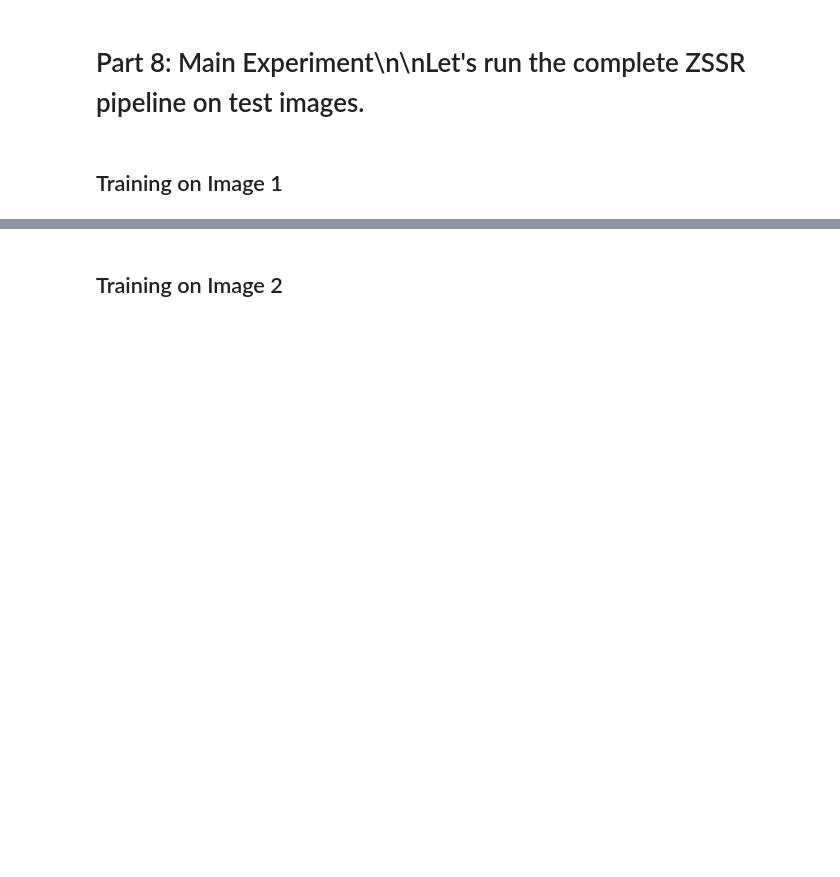
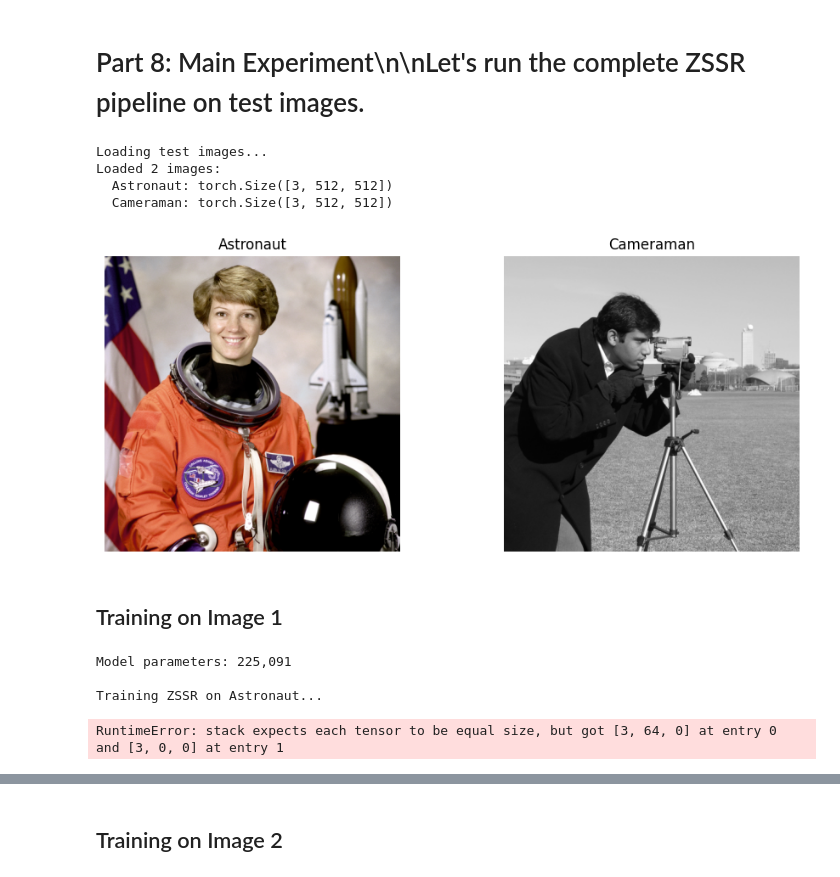
Before and after one commit to assafshocher/mcv, a Jupyter notebook: grading/hw3/mock_submissions_applied/student_bad_dataset.ipynb, the cells around one changed output, grey strips where cells are left out. Drawn from its saved outputs; the diff is of its cells as text; code cells hidden in the pictures; blank space fills up the shorter version.

```diff
--- a/grading/hw3/mock_submissions_applied/student_bad_dataset.ipynb
+++ b/grading/hw3/mock_submissions_applied/student_bad_dataset.ipynb
@@ -494,23 +530,29 @@ def analyze_results(results_list, image_names):
 # %%
 # Load test images
 print("Loading test images...")
 test_images = load_test_images()
 image_names = list(test_images.keys())
 
 print(f"Loaded {len(test_images)} images:")
 for name, img in test_images.items():
     print(f"  {name}: {img.shape}")
 
 # Visualize
 fig, axes = plt.subplots(1, len(test_images), figsize=(5 * len(test_images), 4))
 if len(test_images) == 1:
     axes = [axes]
 for ax, (name, img) in zip(axes, test_images.items()):
-    ax.imshow(img.numpy(), cmap='gray')
+    ax.imshow(_to_display(img))
     ax.set_title(name)
     ax.axis('off')
 plt.tight_layout()
 plt.show()
+# %% [output]
+Loading test images...
+Loaded 2 images:
+  Astronaut: torch.Size([3, 512, 512])
+  Cameraman: torch.Size([3, 512, 512])
+[figure, added]
 # %% [markdown]
 ## Training on Image 1
 # %%
@@ -529,8 +571,8 @@ dataset_1 = ZSSRDataset(
 
 dataloader_1 = DataLoader(dataset_1, batch_size=4, shuffle=True)
 
-# Initialize model
-model_1 = ZSSRNet(n_channels=64, n_layers=8)
+# Initialize model (3 channels for RGB)
+model_1 = ZSSRNet(in_channels=3, n_channels=64, n_layers=8)
 print(f"Model parameters: {sum(p.numel() for p in model_1.parameters()):,}")
 
 # Train
@@ -546,6 +588,11 @@ model_1, loss_hist_1, psnr_hist_1 = train_zssr(
 )
 
 print("\nTraining complete!")
+# %% [output]
+Model parameters: 225,091
+
+Training ZSSR on Astronaut...
+RuntimeError: stack expects each tensor to be equal size, but got [3, 64, 0] at entry 0 and [3, 0, 0] at entry 1
 # %%
 # Plot training curves
 plot_training_curves(loss_hist_1, psnr_hist_1)
```
Also changed, not shown: parts of 16 cells of this notebook, 13 other files.
